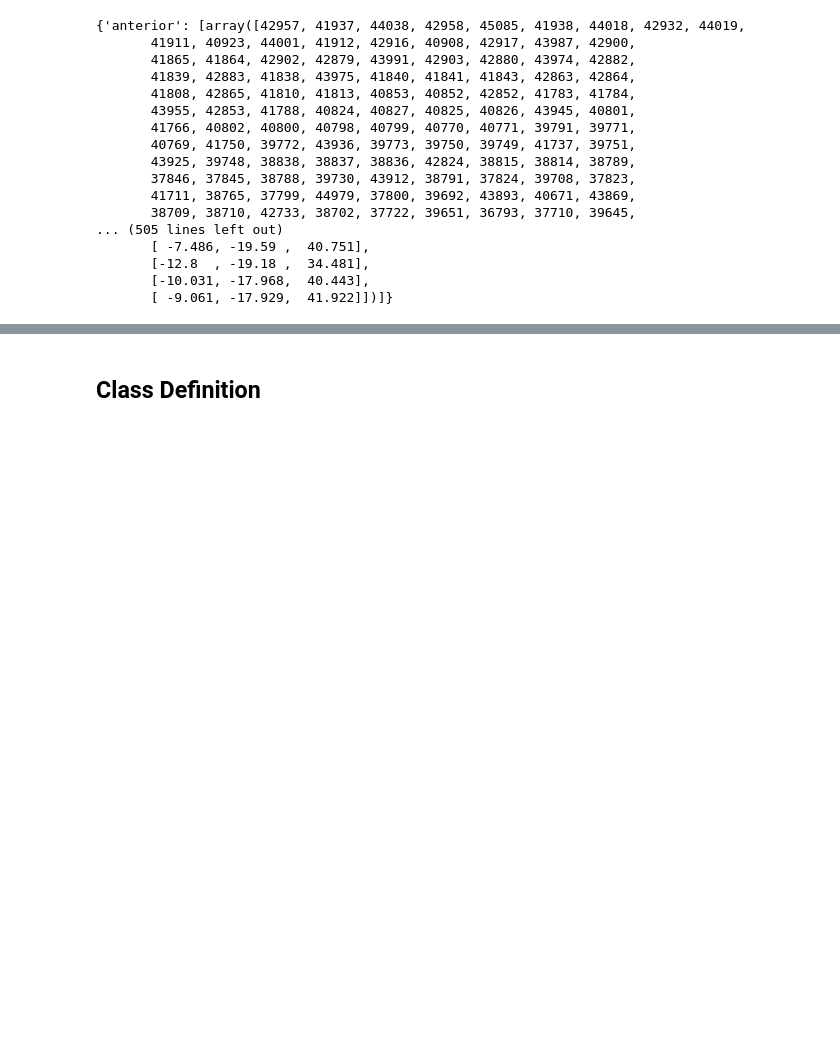
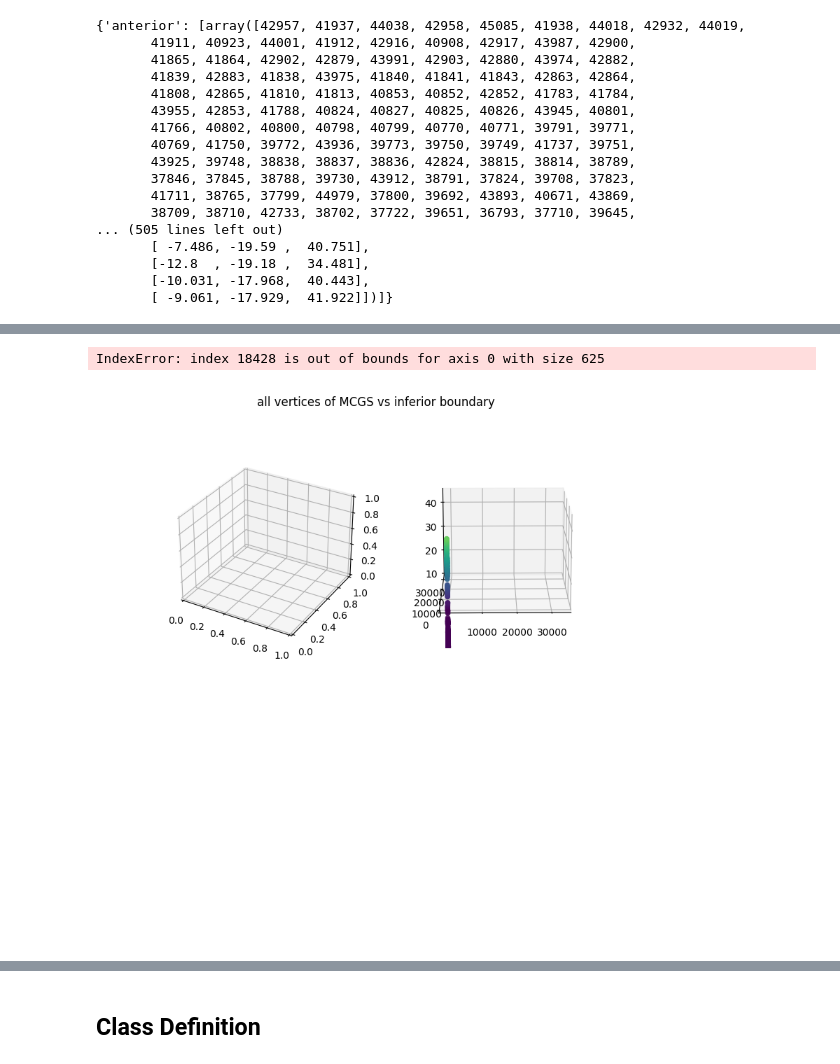
Before and after one commit to b-parker/CNL_scalpel, a Jupyter notebook: scripts/CNL_scalpel_scratch.ipynb, the cells around one changed output, grey strips where cells are left out. Drawn from its saved outputs; the diff is of its cells as text; code cells hidden in the pictures; blank space fills up the shorter version.

Commit message:
idea for graph traversal to circumscribe

```diff
--- a/scripts/CNL_scalpel_scratch.ipynb
+++ b/scripts/CNL_scalpel_scratch.ipynb
@@ -242,9 +241,14 @@ array([1, 1, 1, ..., 1, 1, 1])
 # %%
+"""
+for a set of triangular faces, if the vertex is a member of only 1 triangle
+add face and vertex to boundary label
+"""
+edge = []
+face, count = np.unique(label_faces, return_counts=True)
 
-edge = []
-
-for face, count in np.unique(label_faces, return_counts=True):
-    if count == 1:
-        edge.append(face)
+for idx in range(len(face)):
+    if count[idx] == 1:
+        edge_face = np.where(face[idx].isin())
+        edge.append(face[idx])
     else:
         pass
@@ -683,0 +708,16 @@ array([[-10.00816631, -78.63471222, -20.80236435],
+# %%
+test_r_data_min_inferior = np.array([ras[0] for ras in label_points[edge]])
+test_a_data_min_inferior = np.array([ras[1] for ras in label_points[edge]])
+test_s_data_min_inferior = np.array([ras[2] for ras in label_points[edge]])
+# %% [output]
+IndexError: index 18428 is out of bounds for axis 0 with size 625
+# %%
+
+# Getting lower bound of the sulcus
+
+ax2.scatter3D(test_r_data_min_inferior, test_a_data_min_inferior, test_s_data_min_inferior, cmap='viridis', c=test_s_data_min_inferior, vmin=10, vmax=45)
+
+plt.suptitle('all vertices of MCGS vs inferior boundary')
+plt.show();
+# %% [output]
+[figure, added]
```
Also changed, not shown: parts of 11 cells of this notebook.
